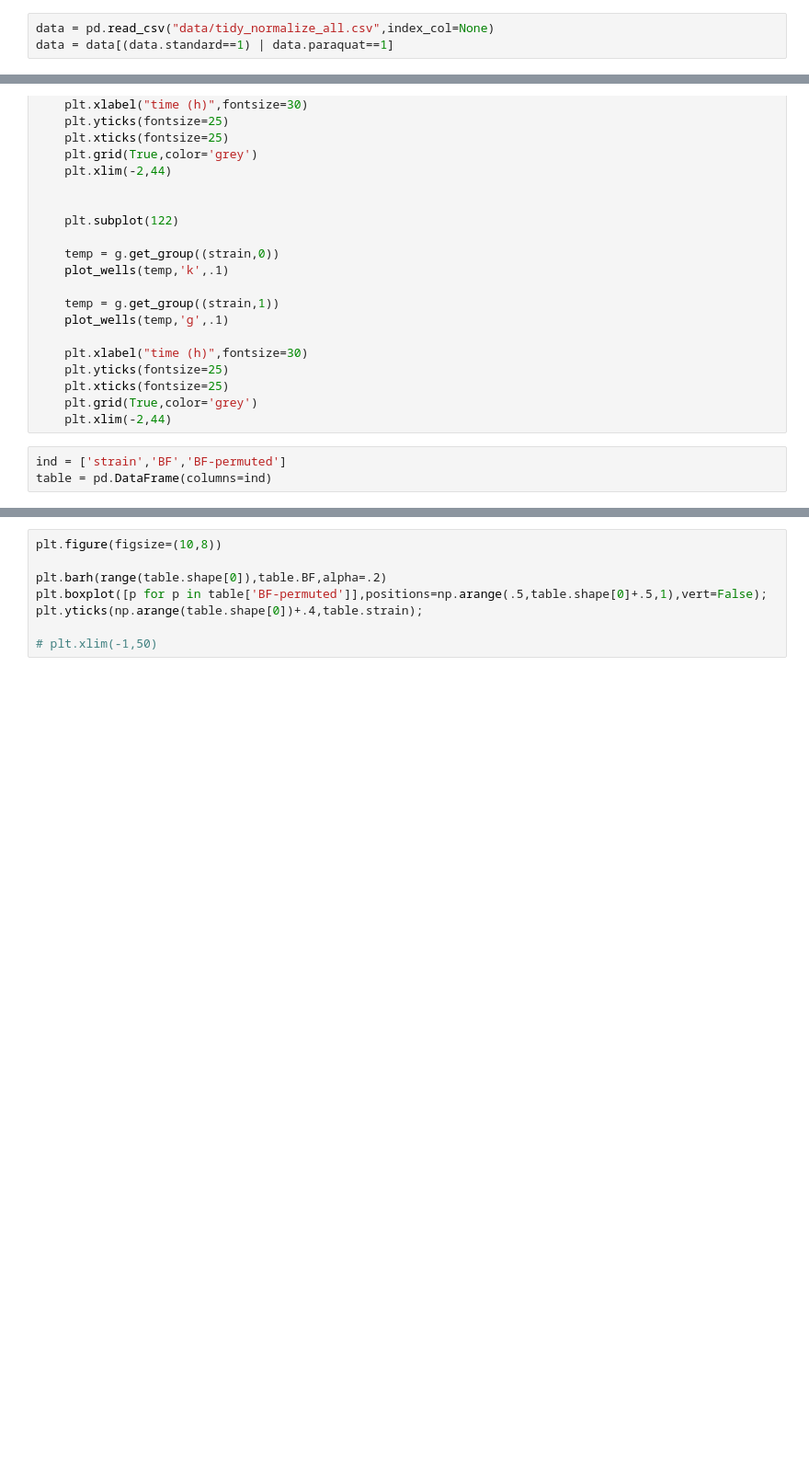
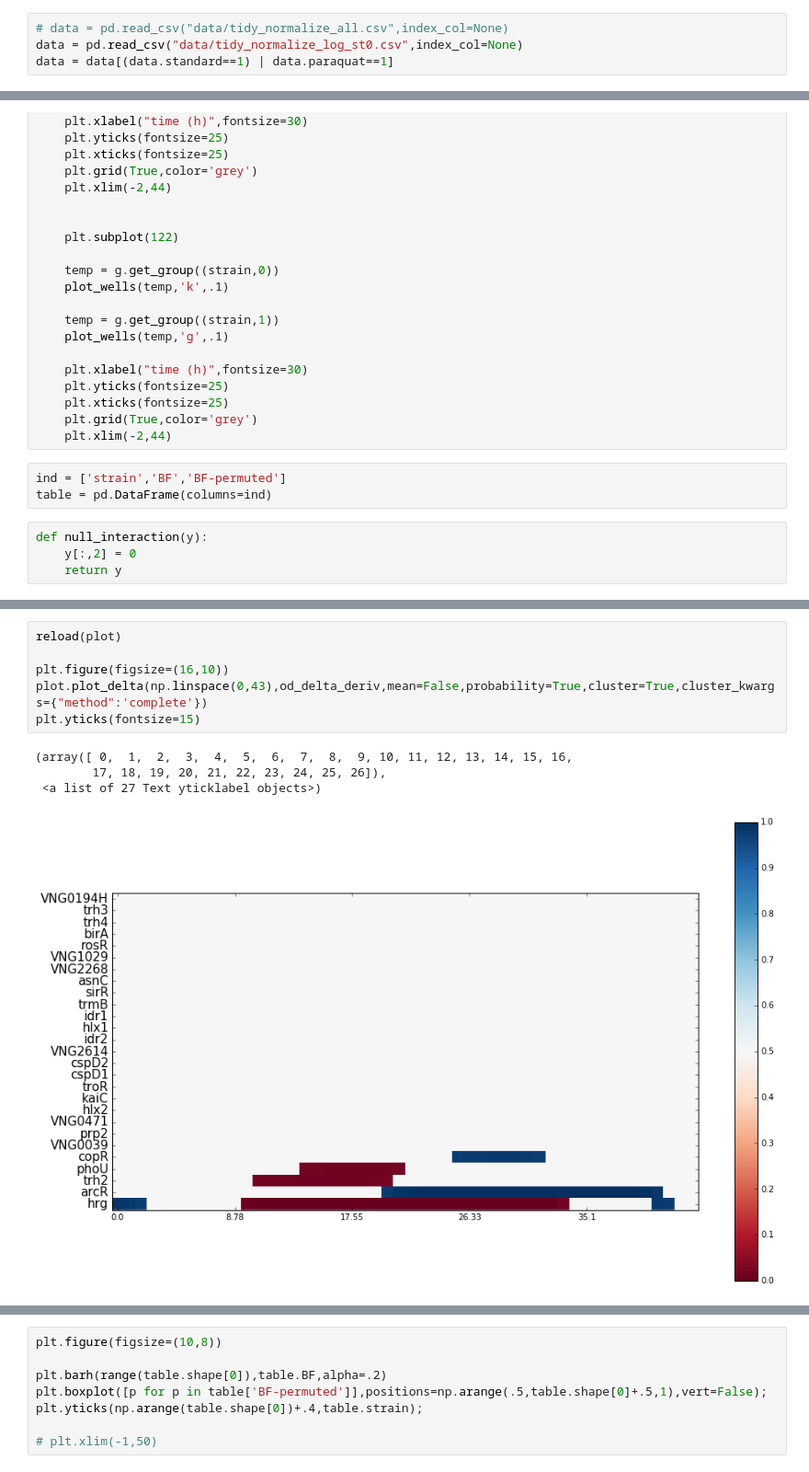
Before and after one commit to ptonner/hsalinarum_tf_phenotype, a Jupyter notebook: paraquat.ipynb, the cells around one changed output, grey strips where cells are left out. Shown at 92% size. Drawn from its saved outputs; the diff is of its cells as text; blank space fills up the shorter version.

```diff
--- a/paraquat.ipynb
+++ b/paraquat.ipynb
@@ -8,5 +8,6 @@ import GPy, patsy, pickle
 # %%
-data = pd.read_csv("data/tidy_normalize_all.csv",index_col=None)
+# data = pd.read_csv("data/tidy_normalize_all.csv",index_col=None)
+data = pd.read_csv("data/tidy_normalize_log_st0.csv",index_col=None)
 data = data[(data.standard==1) | data.paraquat==1]
 # %%
 skip_strains = ['ura3_EV', u'cspD1_EV', u'cspD1_cspD1','ura3']
@@ -98,3 +99,7 @@ def plot_data(data,strain):
 # %%
 ind = ['strain','BF','BF-permuted']
 table = pd.DataFrame(columns=ind)
+# %%
+def null_interaction(y):
+    y[:,2] = 0
+    return y
@@ -199,0 +246,11 @@ VNG0471 (1656, 12) (6,)
+# %%
+reload(plot)
+
+plt.figure(figsize=(16,10))
+plot.plot_delta(np.linspace(0,43),od_delta_deriv,mean=False,probability=True,cluster=True,cluster_kwargs={"method":'complete'})
+plt.yticks(fontsize=15)
+# %% [output]
+(array([ 0,  1,  2,  3,  4,  5,  6,  7,  8,  9, 10, 11, 12, 13, 14, 15, 16,
+        17, 18, 19, 20, 21, 22, 23, 24, 25, 26]),
+ <a list of 27 Text yticklabel objects>)
+[figure, added]
```
Also changed, not shown: parts of 7 cells of this notebook, 6 other files.
